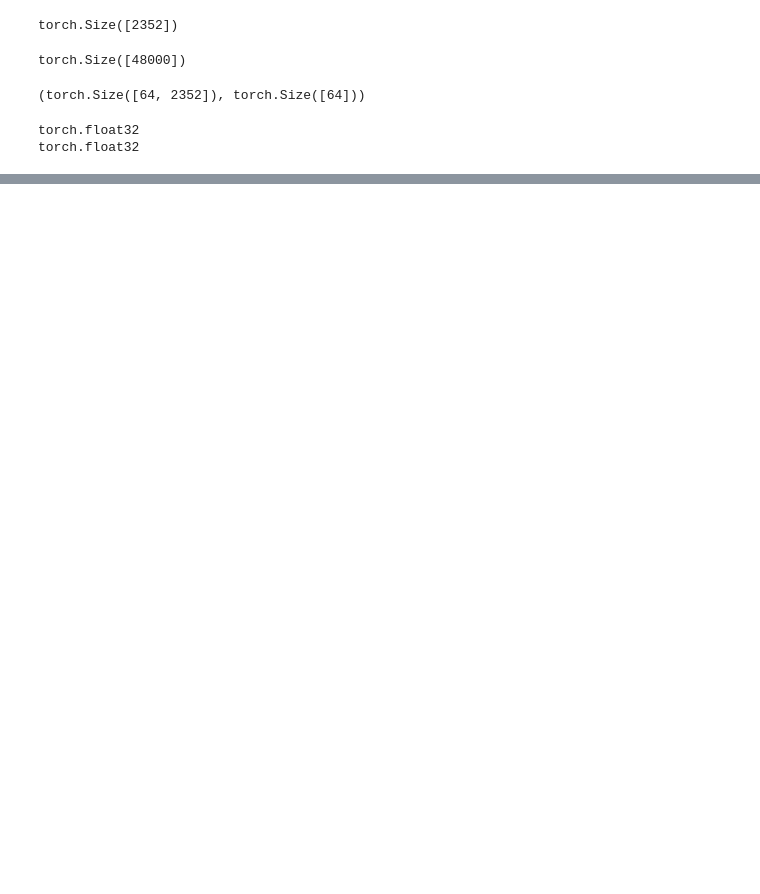
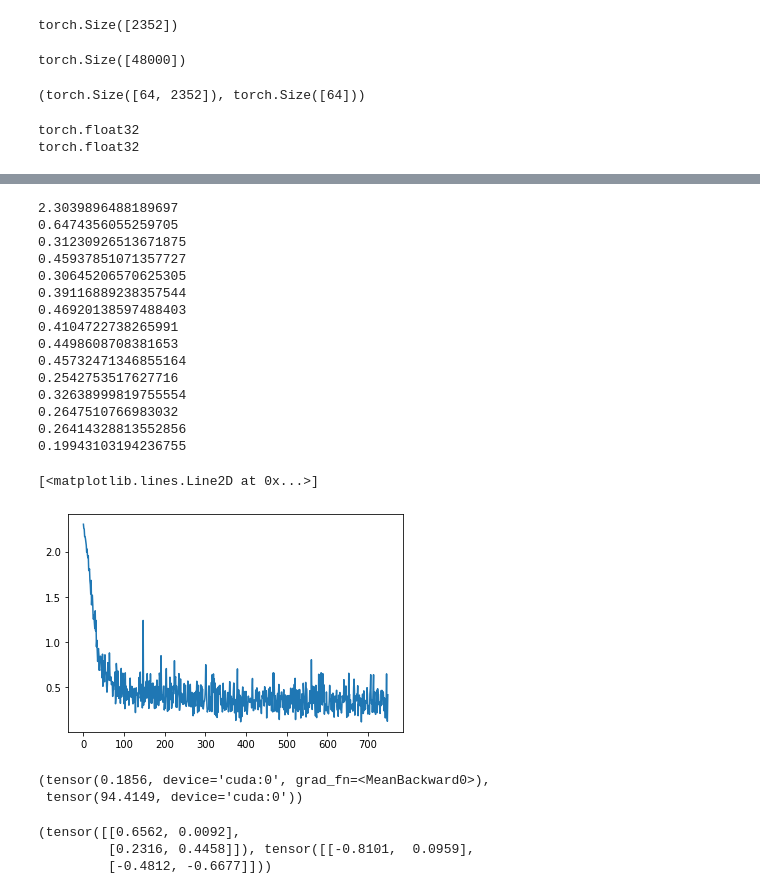
Before and after one commit to pranay8297/deep-learning-projects, a Jupyter notebook: l5_v7.ipynb, the cells around one changed output, grey strips where cells are left out. Saved outputs shown, nothing was run; the diff lists cells and outputs as text; code cells hidden in the pictures; blank space fills up the shorter version.

```diff
--- a/l5_v7.ipynb
+++ b/l5_v7.ipynb
@@ -378,0 +575,74 @@ NameError: ignored
+# %%
+def update_wd_momentum(lr = 1e-01, model = lin, wd = 1e-02, alpha = 0.9):
+  c = 0
+  losses = []
+  prev_updates = {}
+  for x, y in iter(data.train_dl):
+    # st()
+    yhat = model(x)
+
+    wsum = 0
+    for i in model.parameters():
+      wsum += (i**2).sum()
+
+    loss = loss_func(yhat, y) + wd*wsum
+
+    if (c % 50 == 0):
+      print(loss.item())
+    losses.append(loss.item())
+    loss.backward()
+    c += 1
+
+    with torch.no_grad():
+      for param in model.parameters():
+        update = param.grad
+        # momentum part
+        if (update.shape in prev_updates):
+          update = (1 - alpha)*update + alpha*prev_updates[update.shape]
+
+        param.sub_(lr*update)
+        prev_updates[update.shape] = update
+        param.grad.zero_()
+
+  return losses
+# %%
+model = NewLearner(layers = [2352, 200, 50, 10]).cuda()
+t_losses = update_wd_momentum(lr = 1e-01, model = model, wd = 1e-04, alpha = 0.9)
+plt.plot(t_losses)
+# %% [output]
+2.3039896488189697
+0.6474356055259705
+0.31230926513671875
+0.45937851071357727
+0.30645206570625305
+0.39116889238357544
+0.46920138597488403
+0.4104722738265991
+0.4498608708381653
+0.45732471346855164
+0.2542753517627716
+0.32638999819755554
+0.2647510766983032
+0.26414328813552856
+0.19943103194236755
+[<matplotlib.lines.Line2D at 0x...>]
+[figure, added]
+# %%
+losses = []
+accs = []
+for vx, vy in iter(data.valid_dl):
+  vyhat = normal_model(vx)
+  losses.append(loss_func(vyhat, vy))
+  accs.append(accuracy(vyhat, vy))
+
+torch.mean(torch.stack(losses)), torch.mean(torch.stack(accs))
+# %% [output]
+(tensor(0.1856, device='cuda:0', grad_fn=<MeanBackward0>),
+ tensor(94.4149, device='cuda:0'))
+# %%
+a = torch.randn(2, 2)
+a**2, a
+# %% [output]
+(tensor([[0.6562, 0.0092],
+         [0.2316, 0.4458]]), tensor([[-0.8101,  0.0959],
+         [-0.4812, -0.6677]]))
```
Also changed, not shown: parts of 30 cells of this notebook.
